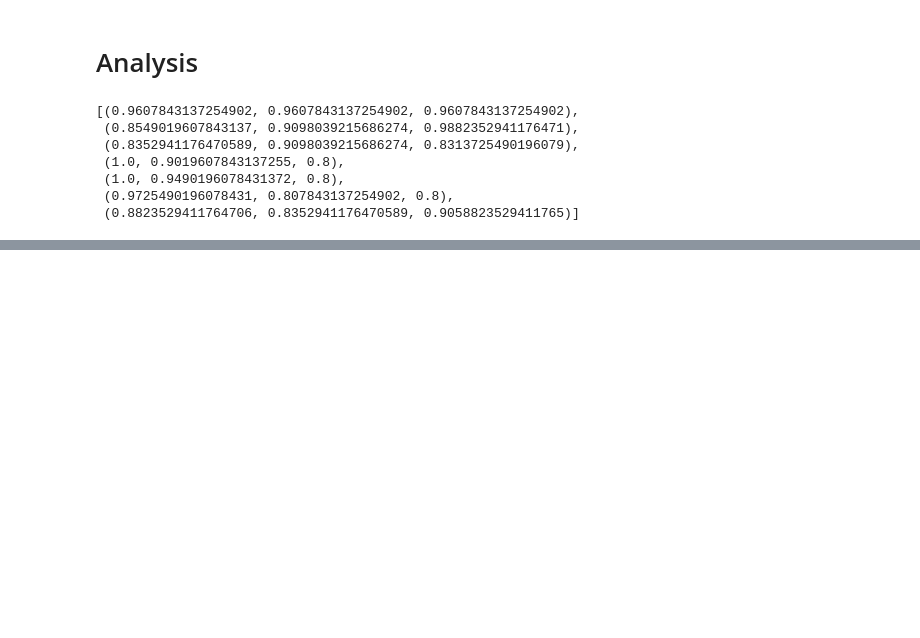
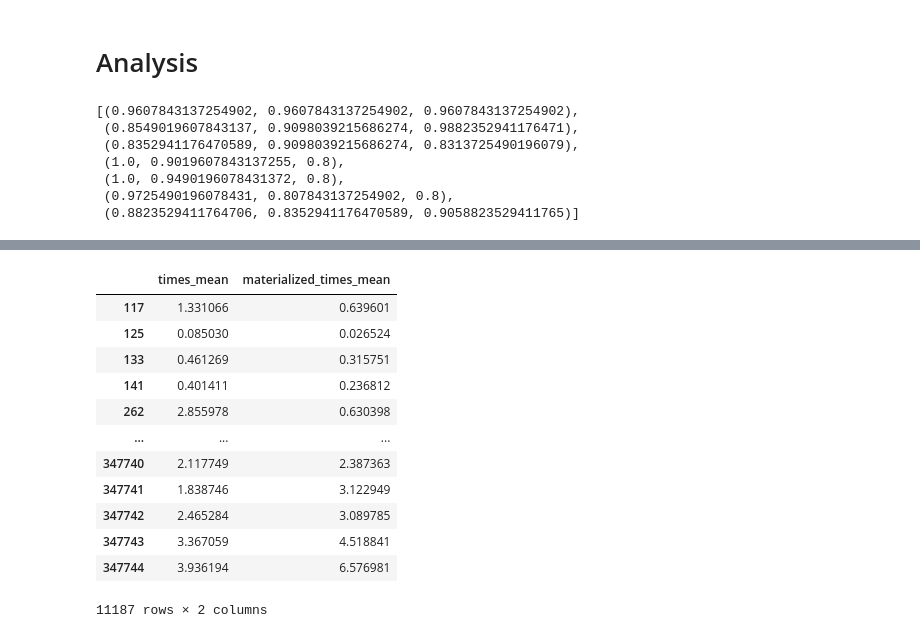
Before and after one commit to ptemarvelde/amalur-experiments, a Jupyter notebook: results/full_1/statistical.ipynb, the cells around one changed output, grey strips where cells are left out. Saved outputs shown, nothing was run; the diff lists cells and outputs as text; code cells hidden in the pictures; blank space fills up the shorter version.

```diff
--- a/results/full_1/statistical.ipynb
+++ b/results/full_1/statistical.ipynb
@@ -548,3 +564,4 @@ f.tight_layout()
 # %%
-resdf
+y_true = y_validate
+y_pred = predict_linreg_ensemble(stat7, validate, X_validate, y_validate.columns, split_by=['operator', 'compute_type'])
 # %% [output]
@@ -559,0 +569,16 @@ resdf
+# %%
+y_true
+# %% [output]
+|  | times_mean | materialized_times_mean |
+| 117 | 1.331066 | 0.639601 |
+| 125 | 0.085030 | 0.026524 |
+| 133 | 0.461269 | 0.315751 |
+| 141 | 0.401411 | 0.236812 |
+| 262 | 2.855978 | 0.630398 |
+| ... | ... | ... |
+| 347740 | 2.117749 | 2.387363 |
+| 347741 | 1.838746 | 3.122949 |
+| 347742 | 2.465284 | 3.089785 |
+| 347743 | 3.367059 | 4.518841 |
+| 347744 | 3.936194 | 6.576981 |
+11187 rows × 2 columns
```
Also changed, not shown: parts of 19 cells of this notebook, 5 other files.
